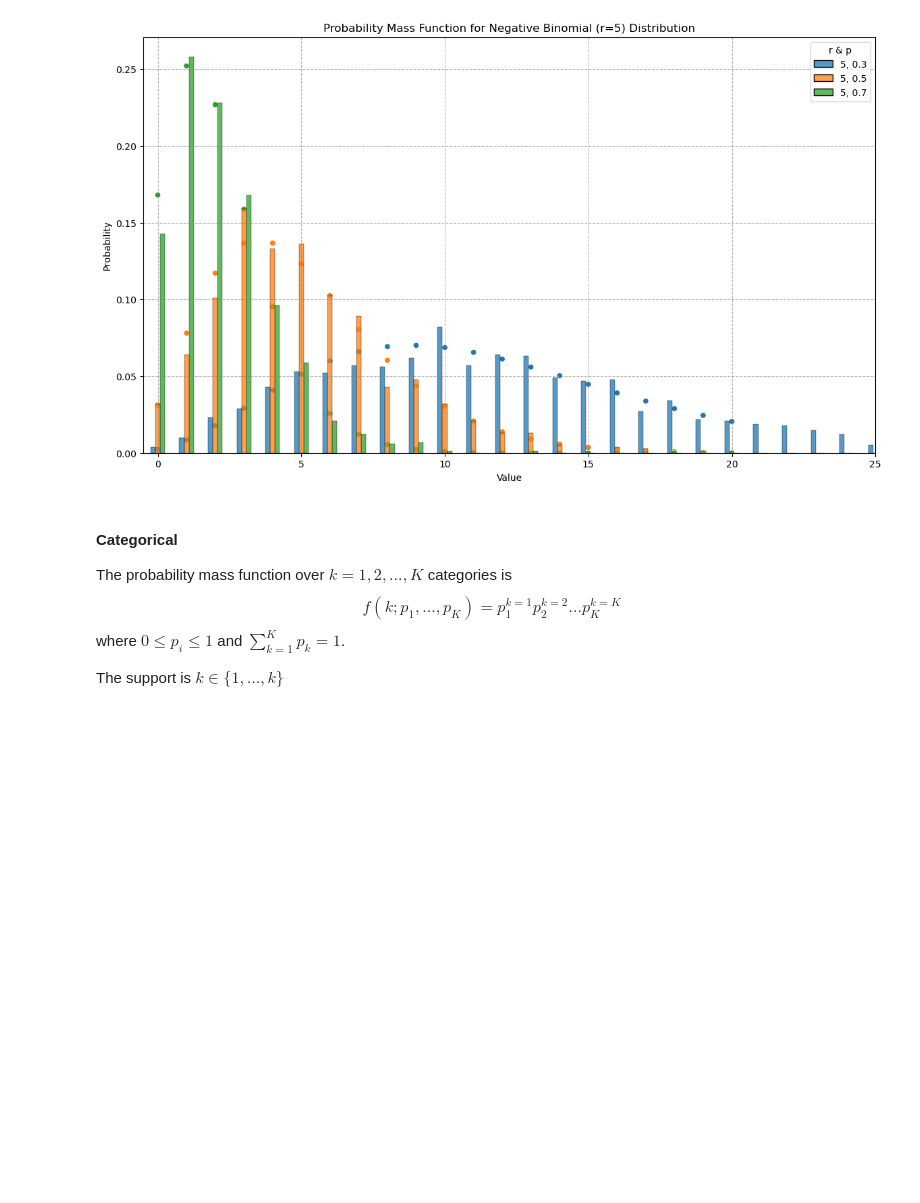
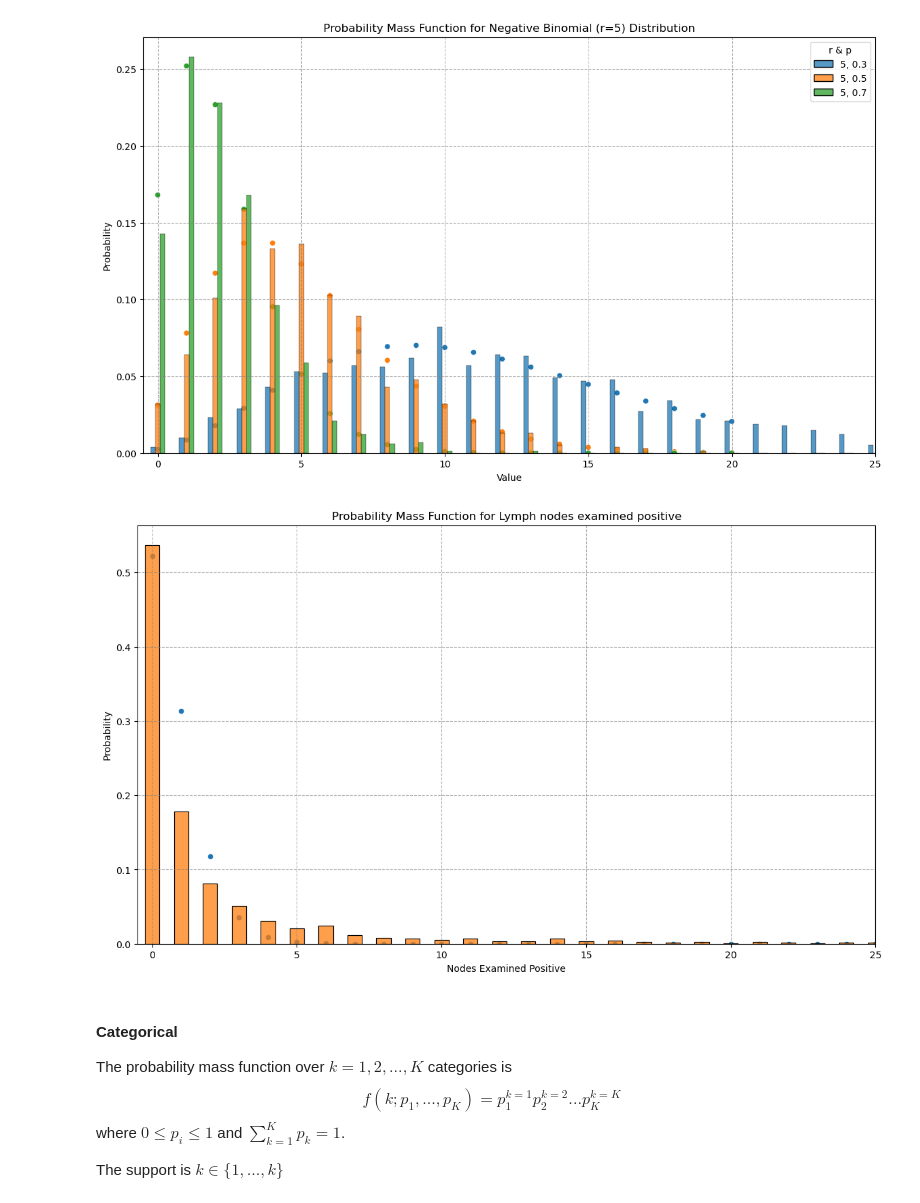
Before and after one commit to ds4e/understanding_uncertainty_assignments, a Jupyter notebook: assignment_6/exercies_6.ipynb, the cells around one changed output. Saved outputs shown, nothing was run; the diff lists cells and outputs as text; code cells hidden in the pictures; blank space fills up the shorter version.

```diff
--- a/assignment_6/exercies_6.ipynb
+++ b/assignment_6/exercies_6.ipynb
@@ -254,6 +280,34 @@ for r in [3,5]:
 # %% [output]
 [figure]
 [figure]
+# %%
+# Negative Binomial Distribution in metabric dataset
+# Lymph nodes examined positive behaves similarly to a negative binomial distribution
+# with r=4 and p=0.85 providing a similar exponential decay shape over discrete
+# values
+
+pdf = pd.DataFrame(columns=['value', 'nodes'], dtype=np.float64)
+
+r = 4
+p = 0.85
+for k in range(0, int(max(metabric['Lymph nodes examined positive']))+1):
+    pdf.loc[len(pdf)] = [stats.nbinom.pmf(k, n=r, p=p), k]
+
+fig, ax = plt.subplots()
+sns.scatterplot(pdf, x='nodes', y='value', markers="_", ax=ax)
+sns.histplot(metabric, x='Lymph nodes examined positive',
+            binwidth=.1, shrink=0.5,
+            stat='probability', common_norm=False, discrete=True, multiple='dodge',
+            ax=ax
+            )
+plt.title(f'Probability Mass Function for Lymph nodes examined positive')
+plt.xlim(-.5, 25)
+plt.xlabel('Nodes Examined Positive')
+plt.ylabel('Probability')
+plt.grid(True, linestyle='--', color='gray', alpha=0.6)
+plt.show()
+# %% [output]
+[figure, added]
 # %% [markdown]
 #### Categorical
 
```
Also changed, not shown: parts of 5 cells of this notebook.
